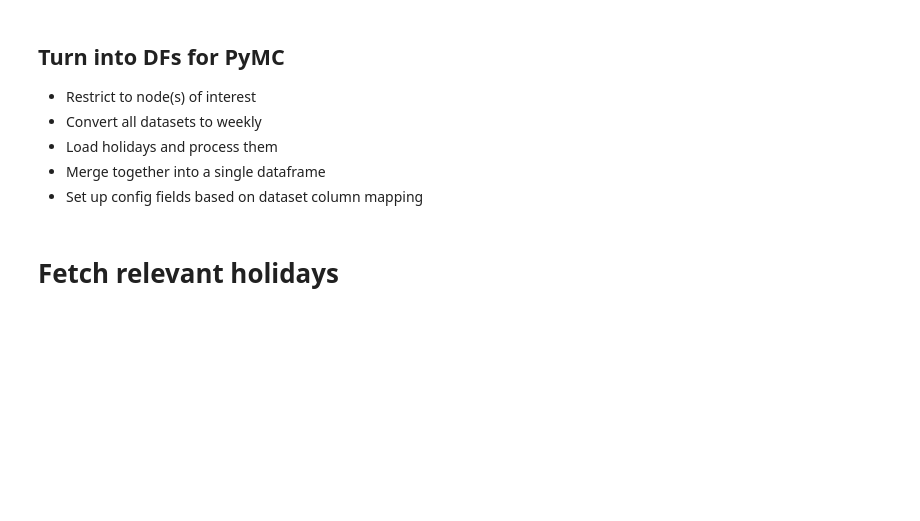
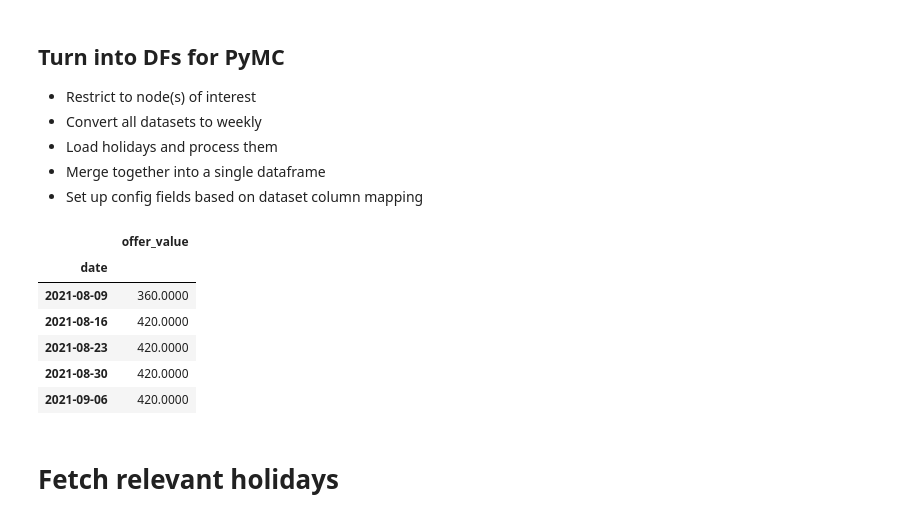
Before and after one commit to mutinex/mmm-eval, a Jupyter notebook: mmm_eval/comparison/notebooks/Comparison_Testing.ipynb, the cells around one changed output. Saved outputs shown, nothing was run; the diff lists cells and outputs as text; code cells hidden in the pictures; blank space fills up the shorter version.

```diff
--- a/mmm_eval/comparison/notebooks/Comparison_Testing.ipynb
+++ b/mmm_eval/comparison/notebooks/Comparison_Testing.ipynb
@@ -39,13 +39,19 @@ AttributeError: 'MessageFactory' object has no attribute 'GetPrototype'
 AttributeError: 'MessageFactory' object has no attribute 'GetPrototype'
 # %%
 from mmm_eval.comparison.load import get_datasets
-#stage = "warchest-staging-323804"  # "warchest-develop"
+stage = "warchest-staging-323804"  # "warchest-develop"
 import os
+
+# customer_id = "belong_64"
+# dataset_name = customer_id + '_datamart'
+# data_version = "2025-07-10T05:08:31.208146"
+
+customer_id = "belong_64"
+dataset_name = customer_id + '_datamart'
+data_version = "2025-07-07T05:59:08.517992"
 
 os.environ["GOOGLE_APPLICATION_CREDENTIALS"] = "/Users/samuelmccormick/.config/gcloud/application_default_credentials.json"
 project_id = "mtx-dataos-datalake-prod"
-customer_id = "bank_australia_43"
-dataset_name = customer_id + '_datamart'
+
 customer_name = customer_id.rpartition("_")[0]
-data_version = "2025-07-10T05:08:31.208146"
-#datasets = get_datasets(project_id, dataset_name, data_version, node_filter="default.default.home_loans")
+datasets = get_datasets(project_id, dataset_name, data_version, node_filter="default_default_internet")
@@ -141,6 +162,39 @@ then
 # pricing = pricing[pricing["company"]=="bank_australia"]
 # pricing = pricing[["date", "retail_price"]].set_index("date").ffill()
 # pricing.head()
+# %%
+offers_weekly = convert_df_to_weekly(
+    datasets["offers_snapshot"],
+    numerical_columns=["offer_value", "offer_measure"],
+    downsample_method_to_daily={
+        "retail_price": utils.DownsampleMethod.UNIFORM,
+    },
+    agg_method_to_weekly={
+        "offer_measure": "sum",
+        "offer_value": "sum",
+    },
+)
+
+offers = aggregate_to_node_level(
+    offers_weekly, extra_group_cols=["company_name"], agg_mapping={
+            "offer_measure": "sum",
+            "offer_value": "sum",
+        },
+)
+# alternative is to include competitor prices as separate cols
+offers = offers[offers["company_name"].isin(["belong", "default"])]
+value_col = "offer_measure" if offers["offer_value"].isnull().all() else "offer_value"
+
+offers = offers[["date", value_col]].set_index("date").ffill()
+offers.head()
+# %% [output]
+|  | offer_value |
+| date |  |
+| 2021-08-09 | 360.0000 |
+| 2021-08-16 | 420.0000 |
+| 2021-08-23 | 420.0000 |
+| 2021-08-30 | 420.0000 |
+| 2021-09-06 | 420.0000 |
 # %%
 # events_weekly = convert_df_to_weekly(
 #     datasets["events_snapshot"],
```
Also changed, not shown: parts of 13 cells of this notebook, 4 other files.
